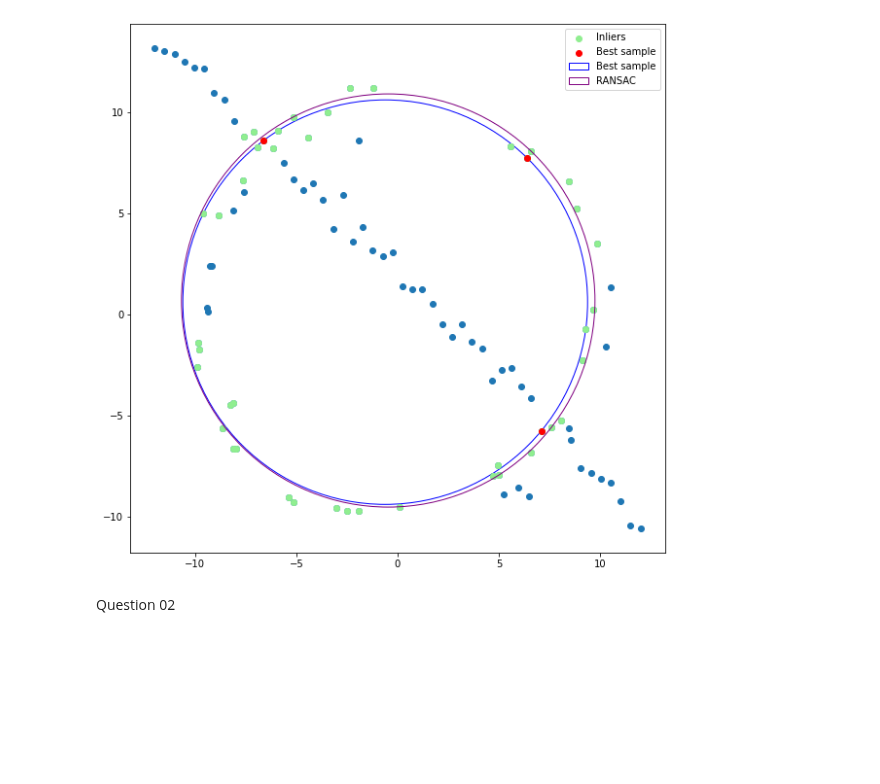
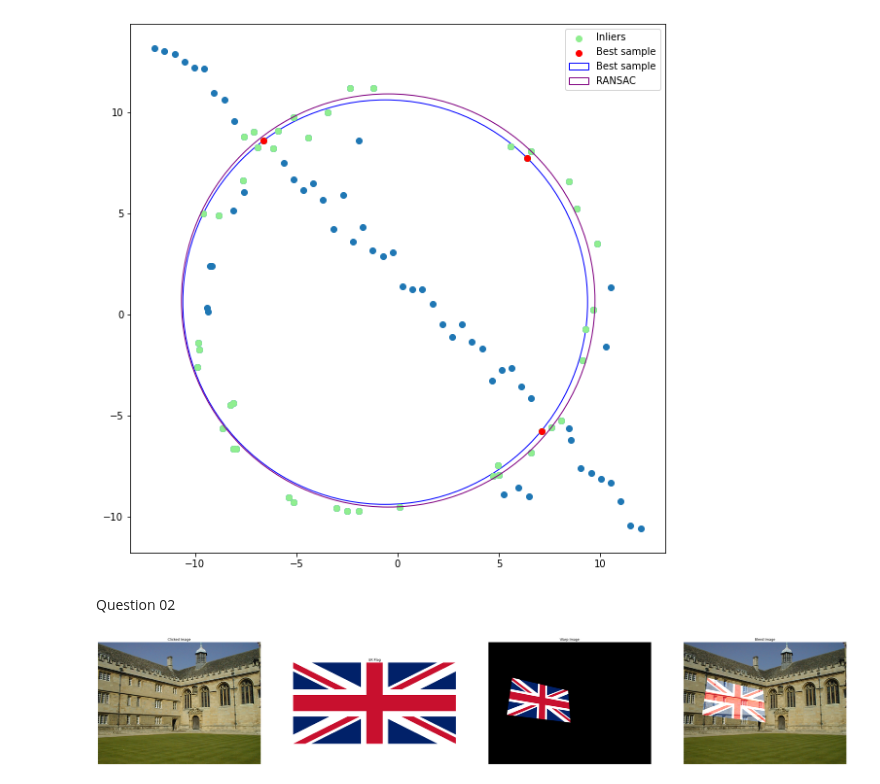
Before and after one commit to NaduniDamsariLiyanage/en_2550, a Jupyter notebook: Assingment2.ipynb, the cells around one changed output. Saved outputs shown, nothing was run; the diff lists cells and outputs as text; code cells hidden in the pictures; blank space fills up the shorter version.

```diff
--- a/Assingment2.ipynb
+++ b/Assingment2.ipynb
@@ -92,3 +92,63 @@ plt.show()
 [figure]
 # %% [markdown]
 Question 02
+# %%
+import numpy as np
+import cv2 as cv
+import matplotlib.pyplot as plt
+
+count = 0
+points = []
+width = 0
+height = 0
+
+def mousePoints(event, x, y, flags, params):
+    global count
+    global points
+    if count < 4:
+        if event == cv.EVENT_LBUTTONDOWN:
+            points.append((x, y))
+            count += 1
+    return None
+
+def getshape(pts):
+    global width
+    global height
+    width = (abs(pts[0][0] - pts[1][0]) + abs(pts[2][0] - pts[3][0]))//2
+    height = (abs(pts[0][1] - pts[2][1]) + abs(pts[1][1] - pts[3][1]))//2
+
+    return width, height
+
+img1 = cv.imread(r'./assingment2_images/001.jpg', cv.IMREAD_COLOR)
+img2 = cv.imread(r'./assingment2_images/Flag_of_the_United_Kingdom.svg.png', cv.IMREAD_REDUCED_COLOR_4)
+img3 = img1
+
+cv.imshow("original image", img1)
+cv.setMouseCallback("original image", mousePoints)
+cv.waitKey(0)
+cv.destroyAllWindows()
+
+pts_src = np.array([[0,0], [img2.shape[1],0], [0, img2.shape[0]], [img2.shape[1],img2.shape[0]]])
+pts_dst = np.array(points)
+shape0, shape1 = getshape(points)
+
+
+h , status = cv.findHomography(pts_src, pts_dst,cv.RANSAC, 5.0)
+im_out = cv.warpPerspective(img2, h, (img1.shape[1], img1.shape[0]))
+blend_image = cv.addWeighted(img1, 0.95, im_out, 0.8, 0.0)
+
+
+fig, ax = plt.subplots(1,4, figsize = (50,10))
+ax[0].imshow(cv.cvtColor(img3, cv.COLOR_BGR2RGB)), ax[0].set_title("Clicked Image"), ax[0].axis('off')
+ax[1].imshow(cv.cvtColor(img2, cv.COLOR_BGR2RGB))
+ax[1].set_title("UK Flag")
+ax[1].axis('off')
+ax[2].imshow(cv.cvtColor(im_out, cv.COLOR_BGR2RGB))
+ax[2].set_title("Warp Image")
+ax[2].axis('off')
+ax[3].imshow(cv.cvtColor(blend_image, cv.COLOR_BGR2RGB))
+ax[3].set_title("Blend Image")
+ax[3].axis('off')
+plt.show()
+# %% [output]
+[figure, added]
```
